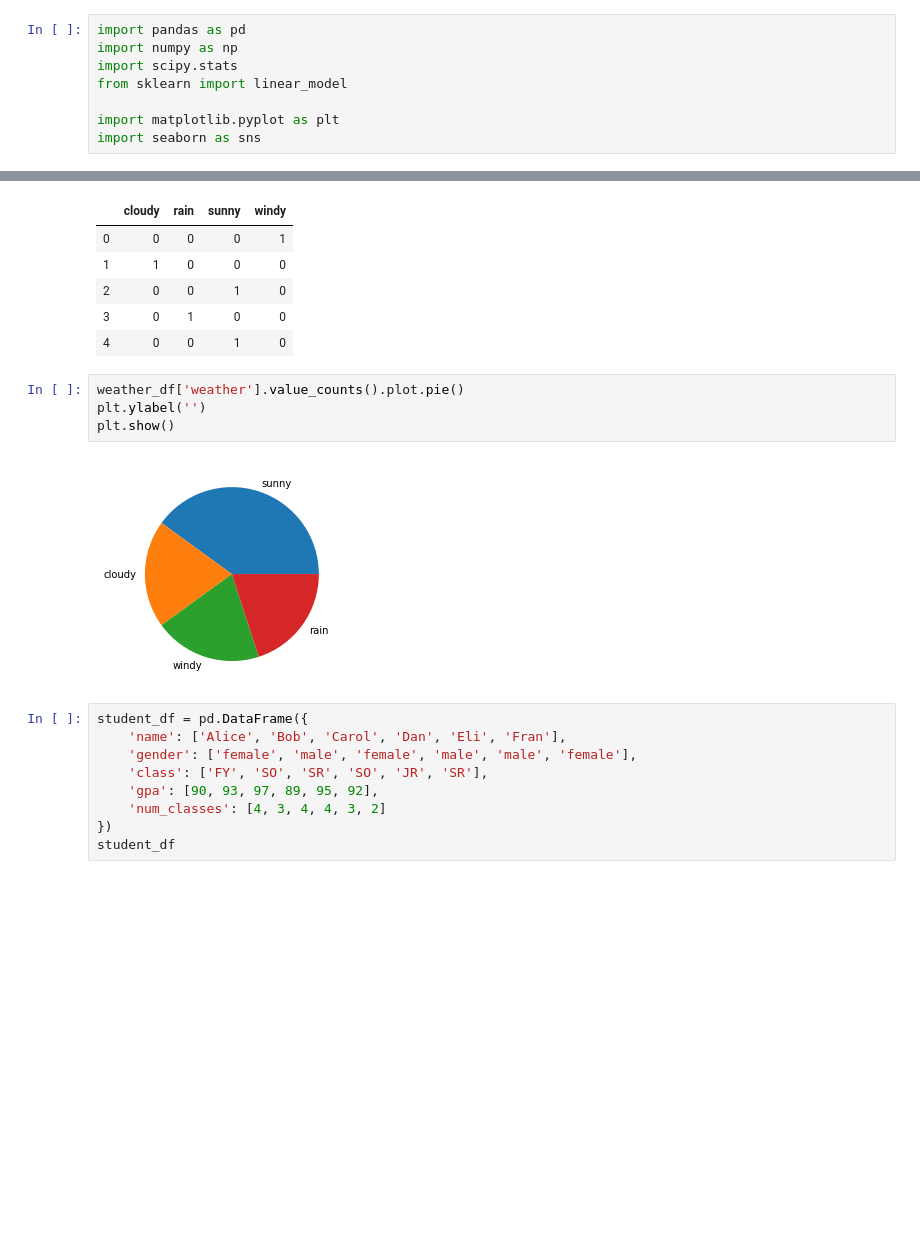
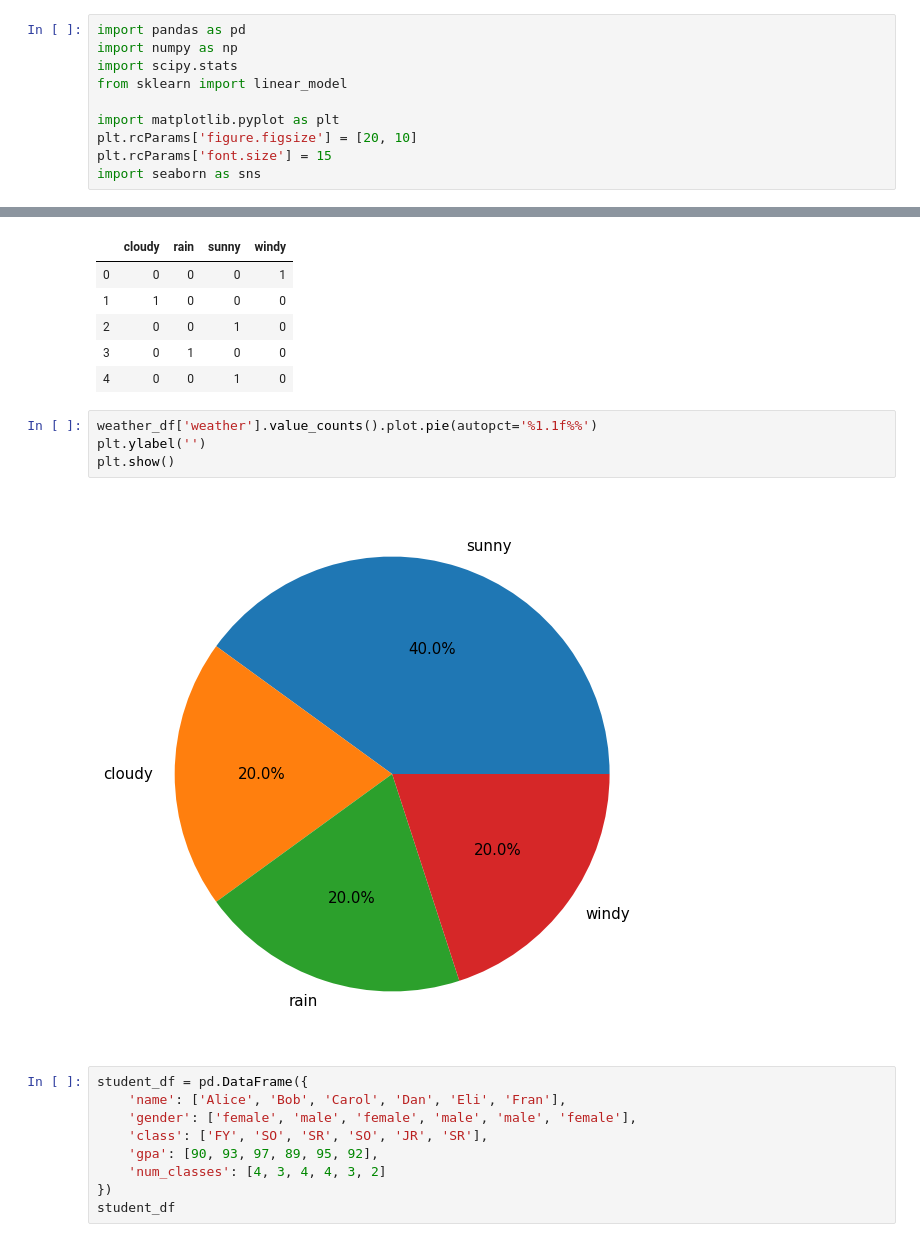
Before and after one commit to PacktWorkshops/The-Statistics-and-Calculus-with-Python-Workshop, a Jupyter notebook: Chapter03/Code Samples.ipynb, the cells around one changed output, grey strips where cells are left out. Drawn from its saved outputs; the diff is of its cells as text; blank space fills up the shorter version.

```diff
--- a/Chapter03/Code Samples.ipynb
+++ b/Chapter03/Code Samples.ipynb
@@ -5,6 +5,8 @@ import scipy.stats
 from sklearn import linear_model
 
 import matplotlib.pyplot as plt
+plt.rcParams['figure.figsize'] = [20, 10]
+plt.rcParams['font.size'] = 15
 import seaborn as sns
 # %% [markdown]
 # 3.2 Types of Data in Statistics
@@ -44,11 +46,11 @@ pd.get_dummies(weather_df['weather'])
 | 3 | 0 | 1 | 0 | 0 |
 | 4 | 0 | 0 | 1 | 0 |
 # %%
-weather_df['weather'].value_counts().plot.pie()
+weather_df['weather'].value_counts().plot.pie(autopct='%1.1f%%')
 plt.ylabel('')
 plt.show()
 # %% [output]
-[figure, old version]
+[figure, new version]
 # %%
 student_df = pd.DataFrame({
     'name': ['Alice', 'Bob', 'Carol', 'Dan', 'Eli', 'Fran'],
```
Also changed, not shown: parts of 18 cells of this notebook, 17 other files.
